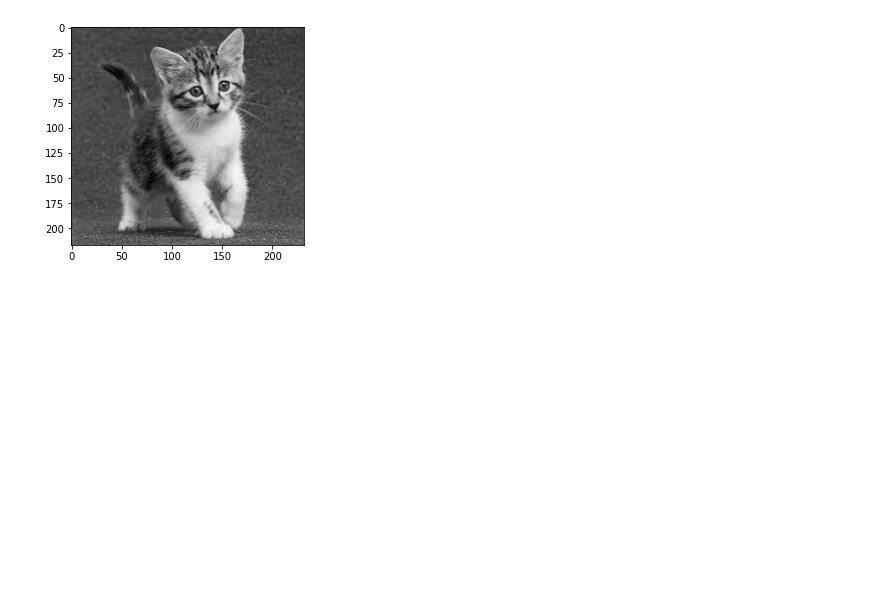
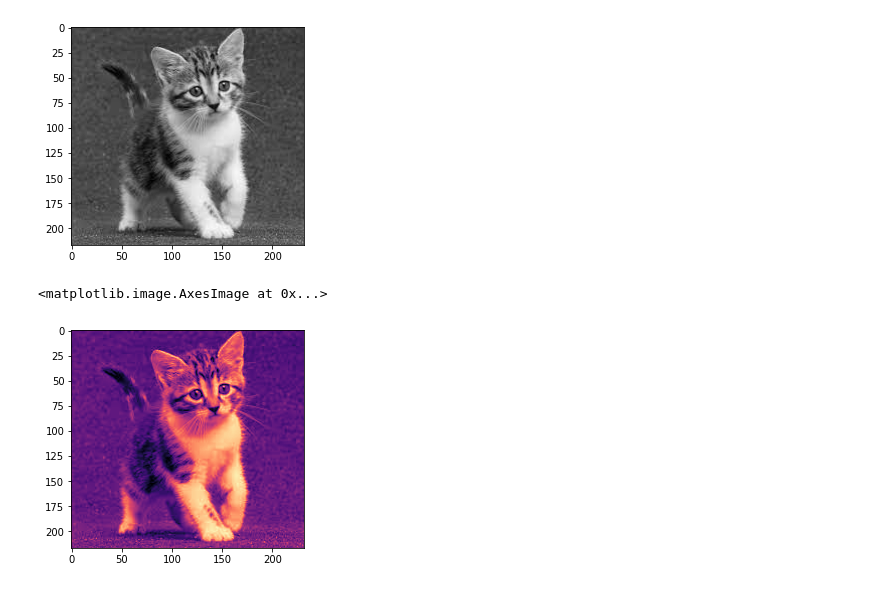
Before and after one commit to qorinda/PCVK_Genap_2021, a Jupyter notebook: Week2.ipynb, the cells around one changed output. Drawn from its saved outputs; the diff is of its cells as text; code cells hidden in the pictures; blank space fills up the shorter version.

```diff
--- a/Week2.ipynb
+++ b/Week2.ipynb
@@ -36,3 +36,8 @@ plt.imshow(img_gray, cmap='gray')
 # %% [output]
 <matplotlib.image.AxesImage at 0x...>
 [figure]
+# %%
+plt.imshow(img_gray, cmap='magma')
+# %% [output]
+<matplotlib.image.AxesImage at 0x...>
+[figure, added]
```
Also changed, not shown: parts of 12 cells of this notebook.
